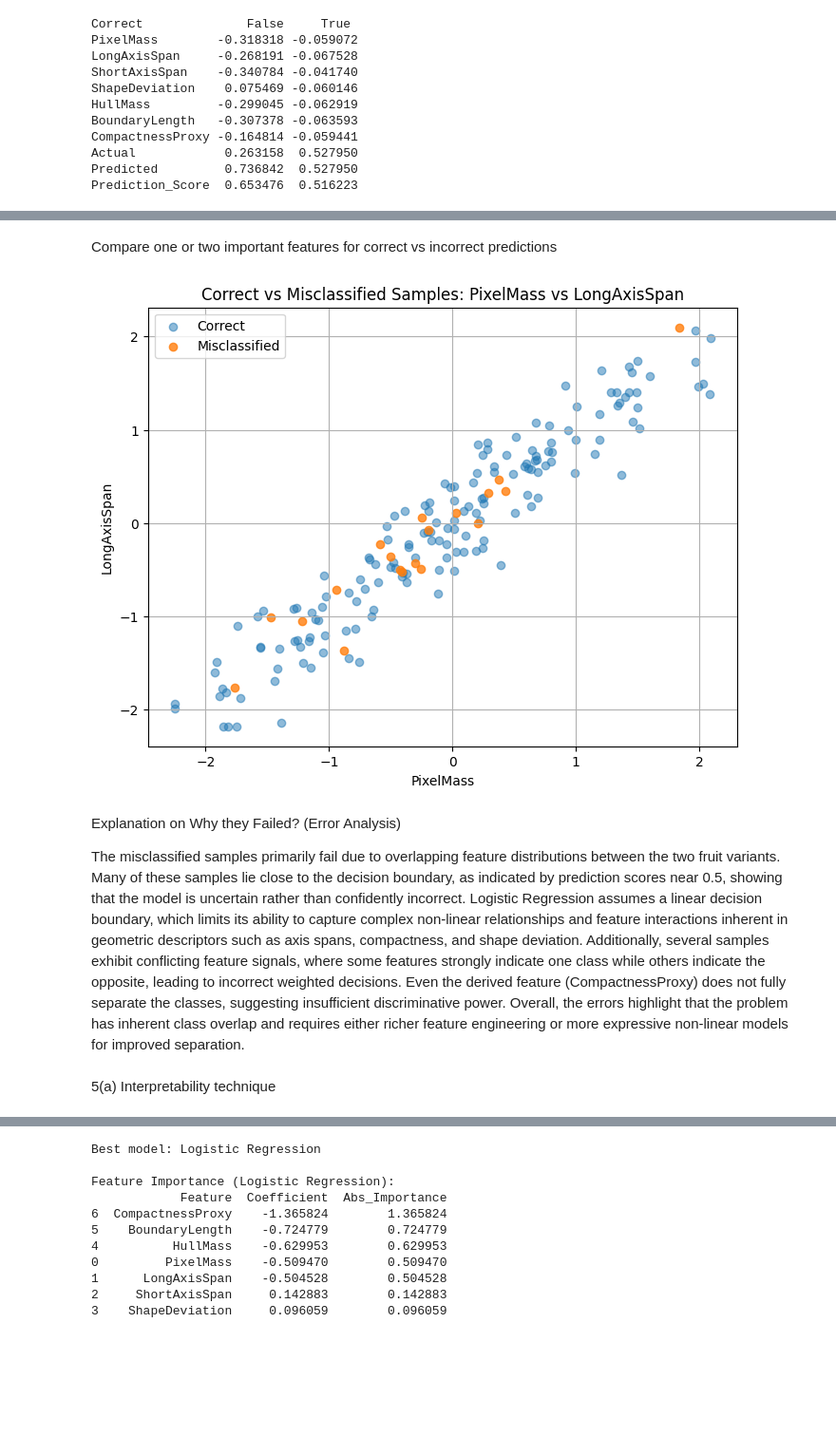
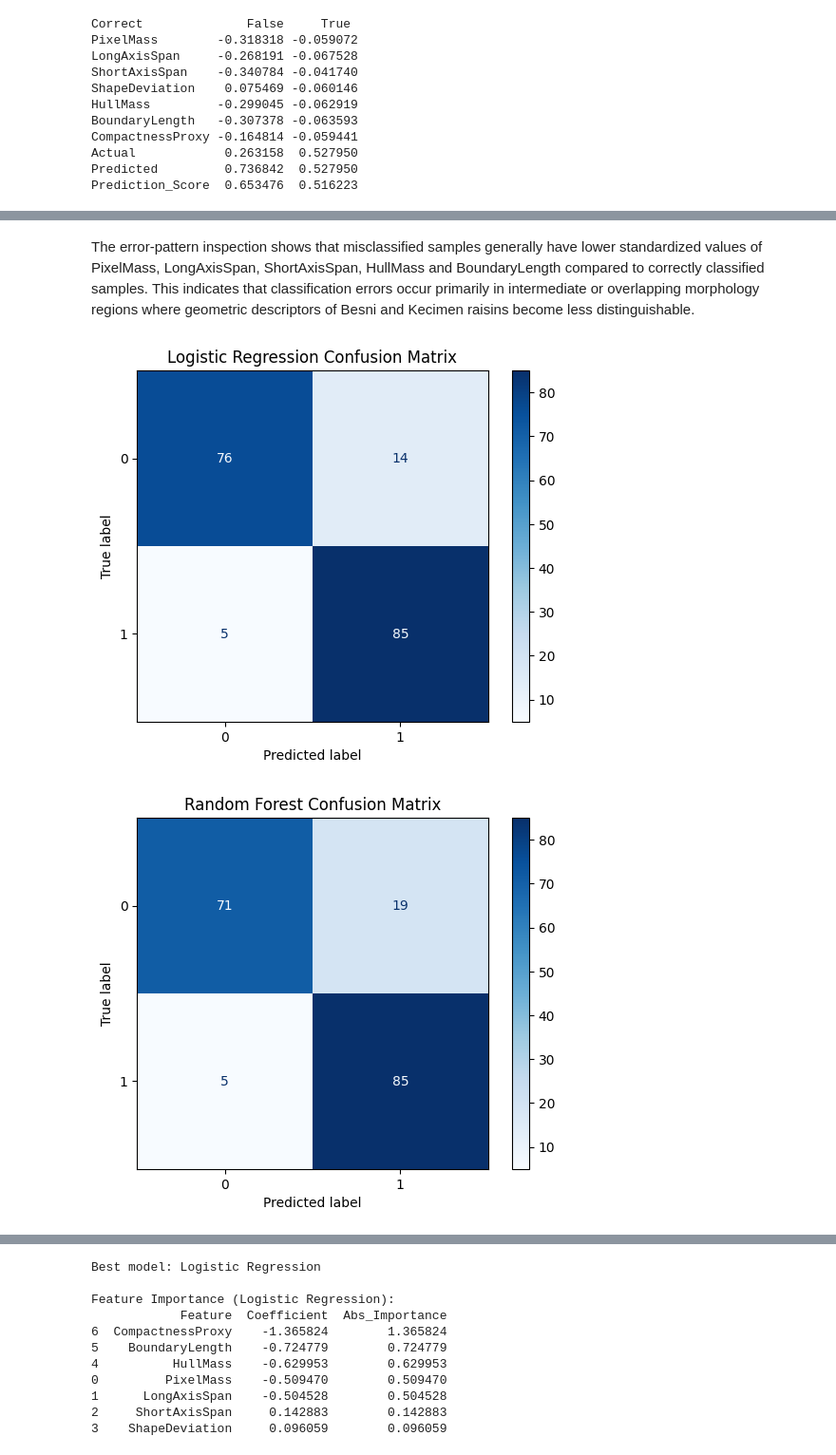
Before and after one commit to mulayvaibhav/agri_supply_chain_visual_inspection_system, a Jupyter notebook: ML_Assignment_1.ipynb, the cells around one changed output, grey strips where cells are left out. Shown at 95% size. Saved outputs shown, nothing was run; the diff lists cells and outputs as text; code cells hidden in the pictures; blank space fills up the shorter version.

```diff
--- a/ML_Assignment_1.ipynb
+++ b/ML_Assignment_1.ipynb
@@ -1124,34 +1262,42 @@ Most uncertain misclassified samples:
-# %% [markdown]
-Compare one or two important features for correct vs incorrect predictions
-# %%
-# Compare PixelMass & LongAxisSpan for correct vs incorrect predictions
-feature_1 = X_test_df.columns[0]
-feature_2 = X_test_df.columns[1]
-
-plt.figure(figsize=(8, 6))
-plt.scatter(
-    error_df.loc[error_df["Correct"] == True, feature_1],
-    error_df.loc[error_df["Correct"] == True, feature_2],
-    alpha=0.5,
-    label="Correct"
-)
-plt.scatter(
-    error_df.loc[error_df["Correct"] == False, feature_1],
-    error_df.loc[error_df["Correct"] == False, feature_2],
-    alpha=0.8,
-    label="Misclassified"
-)
-plt.xlabel(feature_1)
-plt.ylabel(feature_2)
-plt.title(f"Correct vs Misclassified Samples: {feature_1} vs {feature_2}")
-plt.legend()
-plt.grid(True)
-plt.show()
-# %% [output]
-[figure, removed]
-# %% [markdown]
-Explanation on Why they Failed? (Error Analysis)
-
-The misclassified samples primarily fail due to overlapping feature distributions between the two fruit variants. Many of these samples lie close to the decision boundary, as indicated by prediction scores near 0.5, showing that the model is uncertain rather than confidently incorrect. Logistic Regression assumes a linear decision boundary, which limits its ability to capture complex non-linear relationships and feature interactions inherent in geometric descriptors such as axis spans, compactness, and shape deviation. Additionally, several samples exhibit conflicting feature signals, where some features strongly indicate one class while others indicate the opposite, leading to incorrect weighted decisions. Even the derived feature (CompactnessProxy) does not fully separate the classes, suggesting insufficient discriminative power. Overall, the errors highlight that the problem has inherent class overlap and requires either richer feature engineering or more expressive non-linear models for improved separation.
-# %% [markdown]
-5(a) Interpretability technique
+# %% [markdown]
+The error-pattern inspection shows that misclassified samples generally
+have lower standardized values of PixelMass, LongAxisSpan, ShortAxisSpan,
+HullMass and BoundaryLength compared to correctly classified samples.
+This indicates that classification errors occur primarily in intermediate
+or overlapping morphology regions where geometric descriptors of Besni
+and Kecimen raisins become less distinguishable.
+# %%
+from sklearn.metrics import ConfusionMatrixDisplay
+
+ConfusionMatrixDisplay.from_estimator(
+    lr,
+    X_test,
+    y_test,
+    cmap="Blues"
+)
+
+plt.title("Logistic Regression Confusion Matrix")
+plt.show()
+
+ConfusionMatrixDisplay.from_estimator(
+    rf,
+    X_test,
+    y_test,
+    cmap="Blues"
+)
+
+plt.title("Random Forest Confusion Matrix")
+plt.show()
+
+ConfusionMatrixDisplay.from_estimator(
+    dt,
+    X_test,
+    y_test,
+    cmap="Blues"
+)
+
+plt.title("Decision Tree Confusion Matrix")
+plt.show()
+# %% [output]
+[figure, added]
+[figure, added]
```
Also changed, not shown: parts of 71 cells of this notebook.
